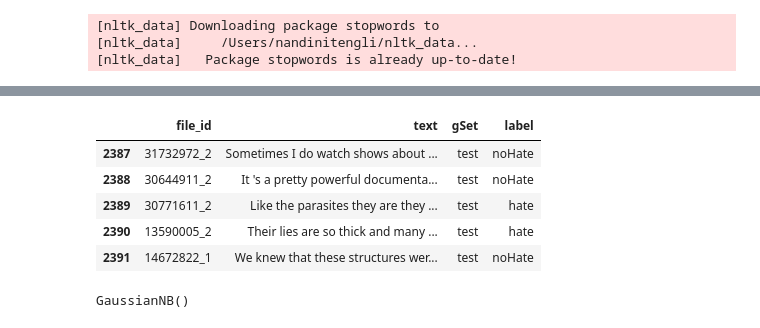
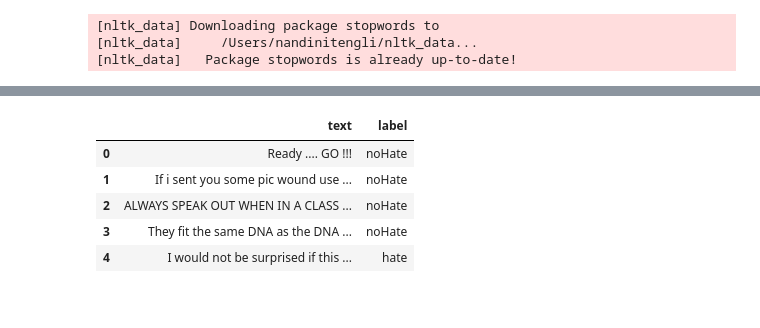
Before and after one commit to tenglina/Hate-Speech-Recognition, a Jupyter notebook: NaiiveBayesmodel.ipynb, the cells around one changed output, grey strips where cells are left out. Saved outputs shown, nothing was run; the diff lists cells and outputs as text; code cells hidden in the pictures.

```diff
--- a/NaiiveBayesmodel.ipynb
+++ b/NaiiveBayesmodel.ipynb
@@ -36,25 +44,23 @@ def get_data(paths, group):
 
     return pd.DataFrame(sets, columns=["file_id", "text", "gSet"])
 # %%
+#Read Data from CSV files and combine into one set
 import glob
 
-train_set = get_data(glob.glob('./hate-speech-dataset/sampled_train/*.txt'), 'train')
-test_set = get_data(glob.glob('./hate-speech-dataset/sampled_test/*.txt'), 'test')
+train_file = get_data(glob.glob('./hate-speech-dataset/sampled_train/*.txt'), 'train')
+test_file = get_data(glob.glob('./hate-speech-dataset/sampled_test/*.txt'), 'test')
 
-train_set = train_set.join(idLabels.set_index('file_id'), on='file_id')
-test_set = test_set.join(idLabels.set_index('file_id'), on='file_id')
+train_file = train_file.join(ids.set_index('file_id'), on='file_id').drop(['file_id', 'gSet'], axis=1)
+test_file = test_file.join(ids.set_index('file_id'), on='file_id').drop(['file_id', 'gSet'], axis=1)
 
-comb_set = pd.concat([train_set, test_set]).reset_index(drop=True)
+comb_set = pd.concat([train_set, test_set]).reset_index(drop=True).drop(['file_id', 'gSet'], axis=1)
 # %%
-train_set.head()
-train_set.describe()
 comb_set.head()
-comb_set.tail()
 # %% [output]
-|  | file_id | text | gSet | label |
-| 2387 | 31732972_2 | Sometimes I do watch shows about ... | test | noHate |
-| 2388 | 30644911_2 | It 's a pretty powerful documenta... | test | noHate |
-| 2389 | 30771611_2 | Like the parasites they are they ... | test | hate |
-| 2390 | 13590005_2 | Their lies are so thick and many ... | test | hate |
-| 2391 | 14672822_1 | We knew that these structures wer... | test | noHate |
+|  | text | label |
+| 0 | Ready .... GO !!! | noHate |
+| 1 | If i sent you some pic wound use ... | noHate |
+| 2 | ALWAYS SPEAK OUT WHEN IN A CLASS ... | noHate |
+| 3 | They fit the same DNA as the DNA ... | noHate |
+| 4 | I would not be surprised if this ... | hate |
 # %%
@@ -100,5 +69,0 @@ X_test = cv2.fit_transform(corpus_test).toarray()
-# %%
-classifier_np = GaussianNB()
-classifier_np.fit(X_train, y_train)
-# %% [output]
-GaussianNB()
```
Also changed, not shown: parts of 21 cells of this notebook.
